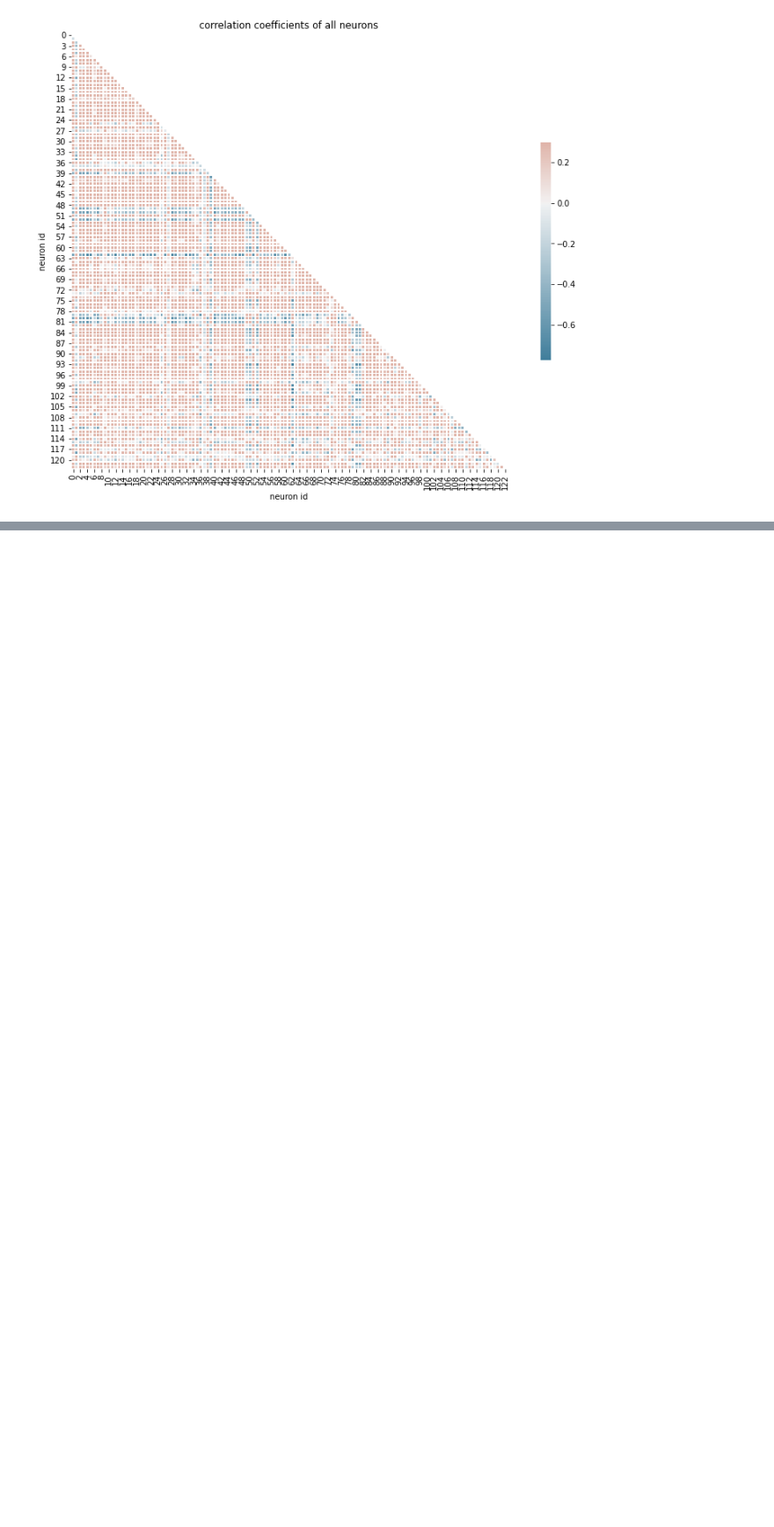
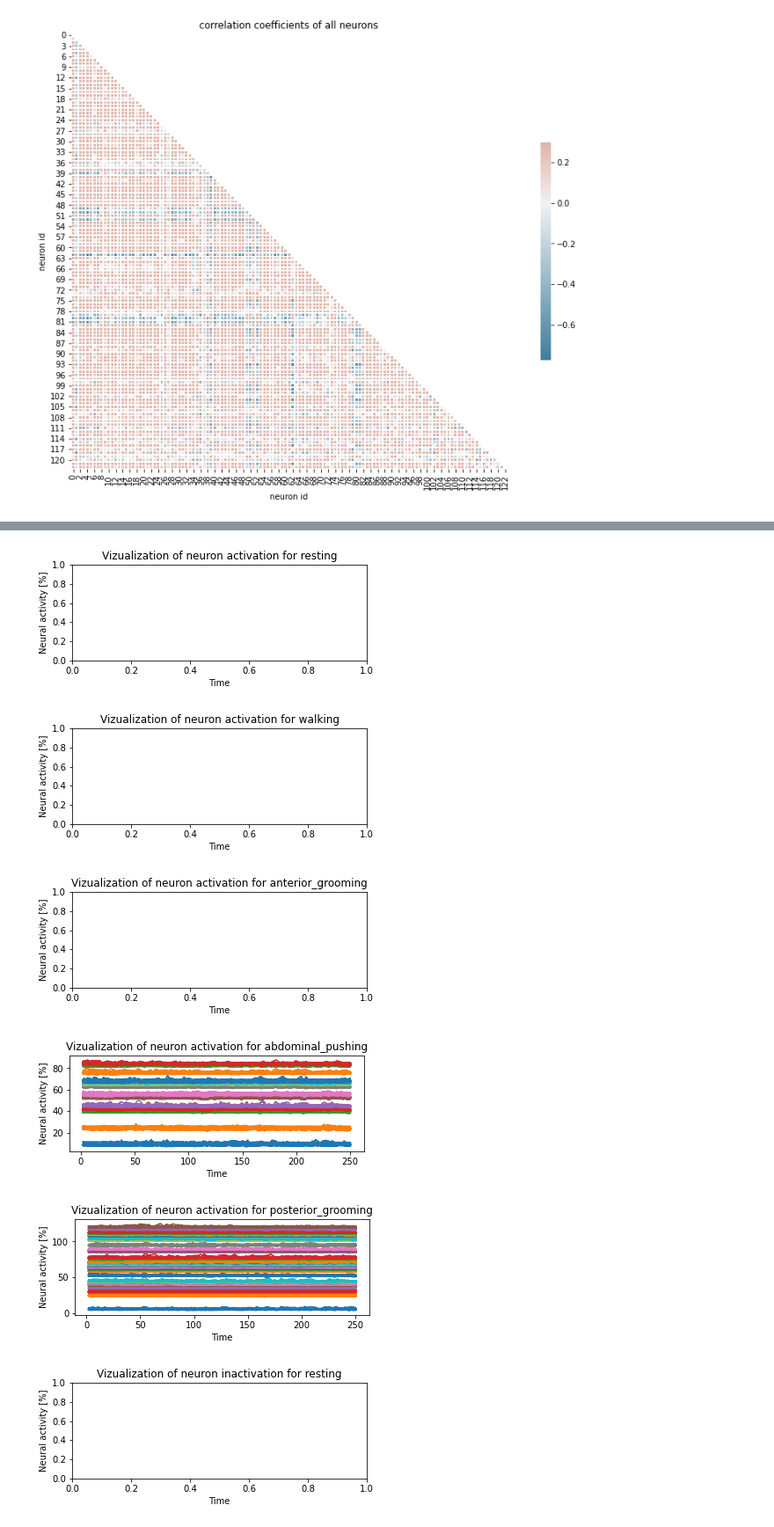
Before and after one commit to Blaise-g/super-duper-Cobar, a Jupyter notebook: Clean.ipynb, the cells around one changed output, grey strips where cells are left out. Shown at 88% size. Drawn from its saved outputs; the diff is of its cells as text; code cells hidden in the pictures; blank space fills up the shorter version.

```diff
--- a/Clean.ipynb
+++ b/Clean.ipynb
@@ -396,0 +484,46 @@ for i in range(len(kmeans_names)):
+# %%
+#plots activation for each behaviors
+treshold=0.9
+#get neurons with anormal activation/unactivation in behaviors
+plots_act= val.copy()
+plots_inact= val.copy()
+for i in range (len(behaviors)):
+    for j in range (122):
+        if (plots_act[i,j] < treshold):
+            plots_act[i,j] = 0
+        if (plots_inact[i,j] > -treshold):
+            plots_inact[i,j] = 0
+
+for i in range (len(behaviors)):
+    #try to isolate one behavior for each neuron
+    name_fig='fig_beh_'+str(i)
+    name_ax='ax_'+str(i)
+    name_fig, name_ax = plt.subplots(figsize = (6,2))
+
+    for j in range (122):
+        if plots_act[i,j]>0.0 :
+            plt.plot(std_Df_f['t'], std_Df_f['neuron_'+ str(j)]+j)
+    name_ax.set_title('Vizualization of neuron activation for ' + behaviors[i])
+    name_ax.set_ylabel('Neural activity [%]')
+    name_ax.set_xlabel('Time')
+    plt.show()
+
+for i in range (len(behaviors)):
+    #try to isolate one behavior for each neuron
+    name_fig='fig_beh_'+str(i)
+    name_ax='ax_'+str(i)
+    name_fig, name_ax = plt.subplots(figsize = (6,2))
+    for j in range (122):
+        if plots_inact[i,j]<0.0 :
+            plt.plot(std_Df_f['t'], std_Df_f['neuron_'+ str(j)]+j)
+    name_ax.set_title('Vizualization of neuron inactivation for ' + behaviors[i])
+    name_ax.set_ylabel('Neural activity [%]')
+    name_ax.set_xlabel('Time')
+    plt.show()
+# %% [output]
+[figure, added]
+[figure, added]
+[figure, added]
+[figure, added]
+[figure, added]
+[figure, added]
```
Also changed, not shown: parts of 32 cells of this notebook, 37 other files.
